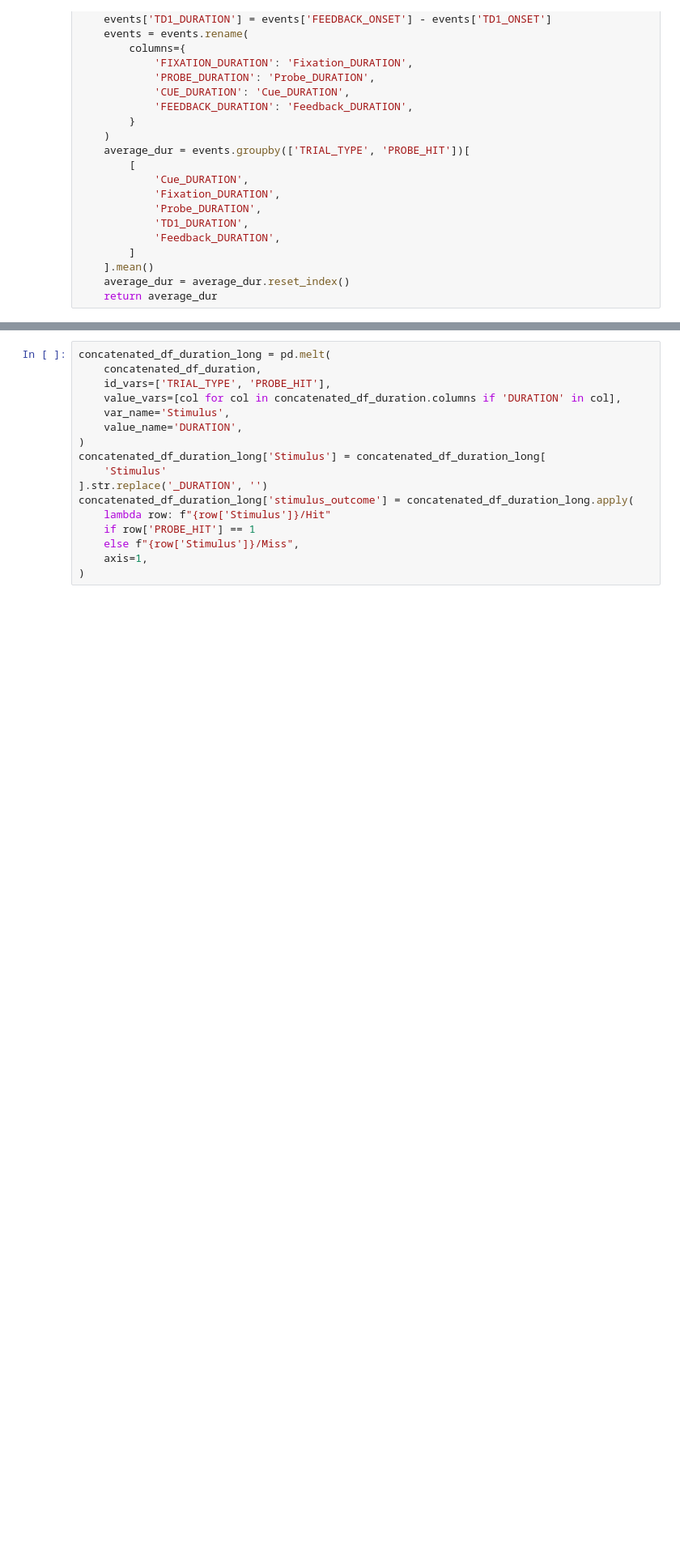
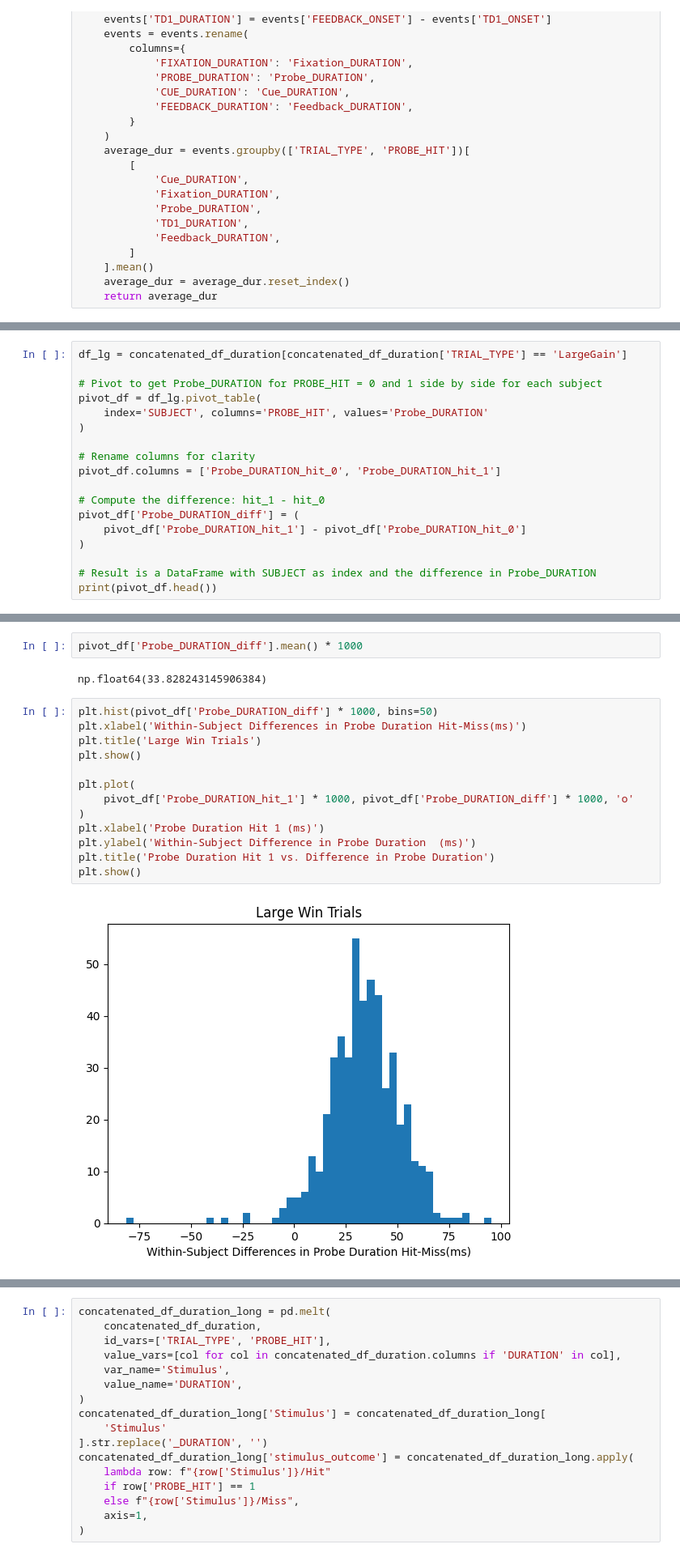
Before and after one commit to poldrack/MID_simulations, a Jupyter notebook: manuscript_code/duration_rt_by_condition_outcome.ipynb, the cells around one changed output, grey strips where cells are left out. Shown at 81% size. Drawn from its saved outputs; the diff is of its cells as text; blank space fills up the shorter version.

```diff
--- a/manuscript_code/duration_rt_by_condition_outcome.ipynb
+++ b/manuscript_code/duration_rt_by_condition_outcome.ipynb
@@ -46,2 +45,20 @@ for sub in range(1, 501):
     all_dfs_duration.append(df)
 concatenated_df_duration = pd.concat(all_dfs_duration, ignore_index=True)
+# %%
+df_lg = concatenated_df_duration[concatenated_df_duration['TRIAL_TYPE'] == 'LargeGain']
+
+# Pivot to get Probe_DURATION for PROBE_HIT = 0 and 1 side by side for each subject
+pivot_df = df_lg.pivot_table(
+    index='SUBJECT', columns='PROBE_HIT', values='Probe_DURATION'
+)
+
+# Rename columns for clarity
+pivot_df.columns = ['Probe_DURATION_hit_0', 'Probe_DURATION_hit_1']
+
+# Compute the difference: hit_1 - hit_0
+pivot_df['Probe_DURATION_diff'] = (
+    pivot_df['Probe_DURATION_hit_1'] - pivot_df['Probe_DURATION_hit_0']
+)
+
+# Result is a DataFrame with SUBJECT as index and the difference in Probe_DURATION
+print(pivot_df.head())
@@ -47,0 +73,19 @@ concatenated_df_duration = pd.concat(all_dfs_duration, ignore_index=True)
+# %%
+pivot_df['Probe_DURATION_diff'].mean() * 1000
+# %% [output]
+np.float64(33.828243145906384)
+# %%
+plt.hist(pivot_df['Probe_DURATION_diff'] * 1000, bins=50)
+plt.xlabel('Within-Subject Differences in Probe Duration Hit-Miss(ms)')
+plt.title('Large Win Trials')
+plt.show()
+
+plt.plot(
+    pivot_df['Probe_DURATION_hit_1'] * 1000, pivot_df['Probe_DURATION_diff'] * 1000, 'o'
+)
+plt.xlabel('Probe Duration Hit 1 (ms)')
+plt.ylabel('Within-Subject Difference in Probe Duration  (ms)')
+plt.title('Probe Duration Hit 1 vs. Difference in Probe Duration')
+plt.show()
+# %% [output]
+[figure, added]
```
Also changed, not shown: parts of 15 cells of this notebook, 1 other file.
